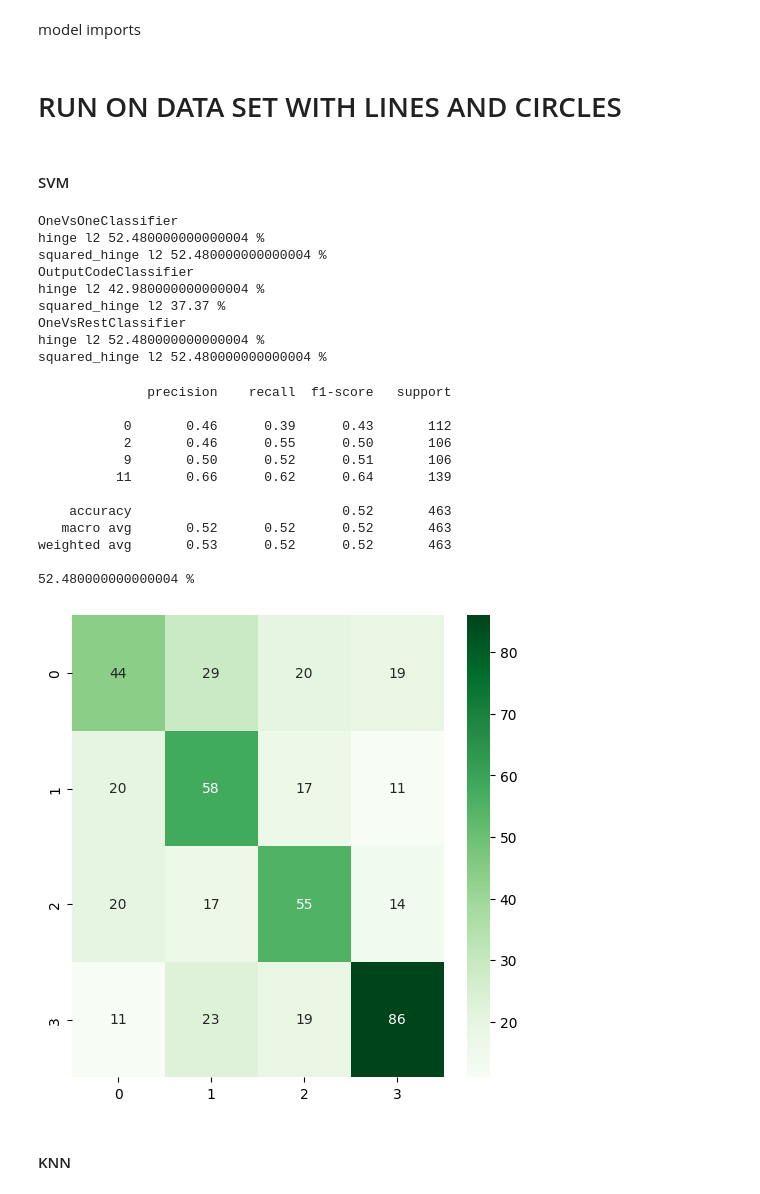
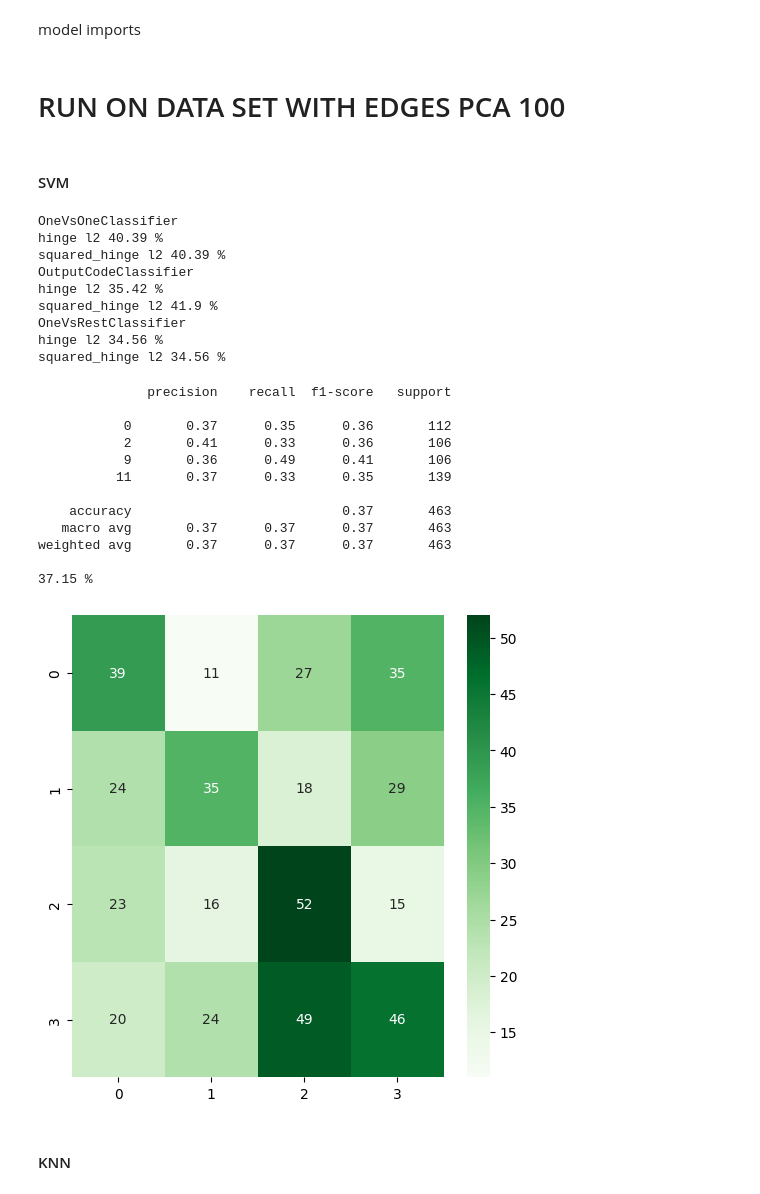
Before and after one commit to Yehudit-Brickner/ML_class, a Jupyter notebook: sport_balls2.ipynb, the cells around one changed output. Saved outputs shown, nothing was run; the diff lists cells and outputs as text; code cells hidden in the pictures.

```diff
--- a/sport_balls2.ipynb
+++ b/sport_balls2.ipynb
@@ -244,7 +226,7 @@ train test split
 # %%
 X_train, X_test, y_train, y_test = train_test_split(X, y, test_size=0.3, random_state=42)
 # %%
-pca1=PCA(n_components=0.9)
+pca1=PCA(n_components=100)
 X_train5=pca1.fit_transform(X_train)
 X_test5=pca1.transform(X_test)
 y_train5 = y_train
@@ -281,7 +263,7 @@ from sklearn.ensemble import RandomForestClassifier
 
 from sklearn.linear_model import LogisticRegression
 # %% [markdown]
-# RUN ON DATA SET WITH LINES AND CIRCLES
+# RUN ON DATA SET WITH EDGES PCA 100
 # %% [markdown]
 #### SVM
 # %%
@@ -320,35 +302,35 @@ for i in losses:
             pass
 # %% [output]
 OneVsOneClassifier
-hinge l2 52.480000000000004 %
-squared_hinge l2 52.480000000000004 %
+hinge l2 40.39 %
+squared_hinge l2 40.39 %
 OutputCodeClassifier
-hinge l2 42.980000000000004 %
-squared_hinge l2 37.37 %
+hinge l2 35.42 %
+squared_hinge l2 41.9 %
 OneVsRestClassifier
-hinge l2 52.480000000000004 %
-squared_hinge l2 52.480000000000004 %
+hinge l2 34.56 %
+squared_hinge l2 34.56 %
 # %%
-svm5 =  OneVsOneClassifier(LinearSVC(random_state=0, loss="hinge",penalty="l2")).fit(X_train5, y_train5)
+svm5 =  OutputCodeClassifier(LinearSVC(random_state=0, loss="hinge",penalty="l2")).fit(X_train5, y_train5)
 pred_svm5 = svm5.predict(X_test5)
 Confusion_Matrix(confusion_matrix(y_test5,pred_svm5))
 print(classification_report(y_test5, pred_svm5))
 print(round(np.sum([y_test5==pred_svm5])/len(y_test5),4)*100,"%")
-results.append(['edges PCA 0.9', 'SVM',round(np.sum([y_test5==pred_svm5])/len(y_test5),4)*100 ])
+results.append(['edges PCA 100', 'SVM',round(np.sum([y_test5==pred_svm5])/len(y_test5),4)*100 ])
 # %% [output]
               precision    recall  f1-score   support
 
-           0       0.46      0.39      0.43       112
-           2       0.46      0.55      0.50       106
-           9       0.50      0.52      0.51       106
-          11       0.66      0.62      0.64       139
+           0       0.37      0.35      0.36       112
+           2       0.41      0.33      0.36       106
+           9       0.36      0.49      0.41       106
+          11       0.37      0.33      0.35       139
 
-    accuracy                           0.52       463
-   macro avg       0.52      0.52      0.52       463
-weighted avg       0.53      0.52      0.52       463
+    accuracy                           0.37       463
+   macro avg       0.37      0.37      0.37       463
+weighted avg       0.37      0.37      0.37       463
 
-52.480000000000004 %
+37.15 %
-[figure, old version]
+[figure, new version]
 # %% [markdown]
 #### KNN
 # %%
```
Also changed, not shown: parts of 31 cells of this notebook.
